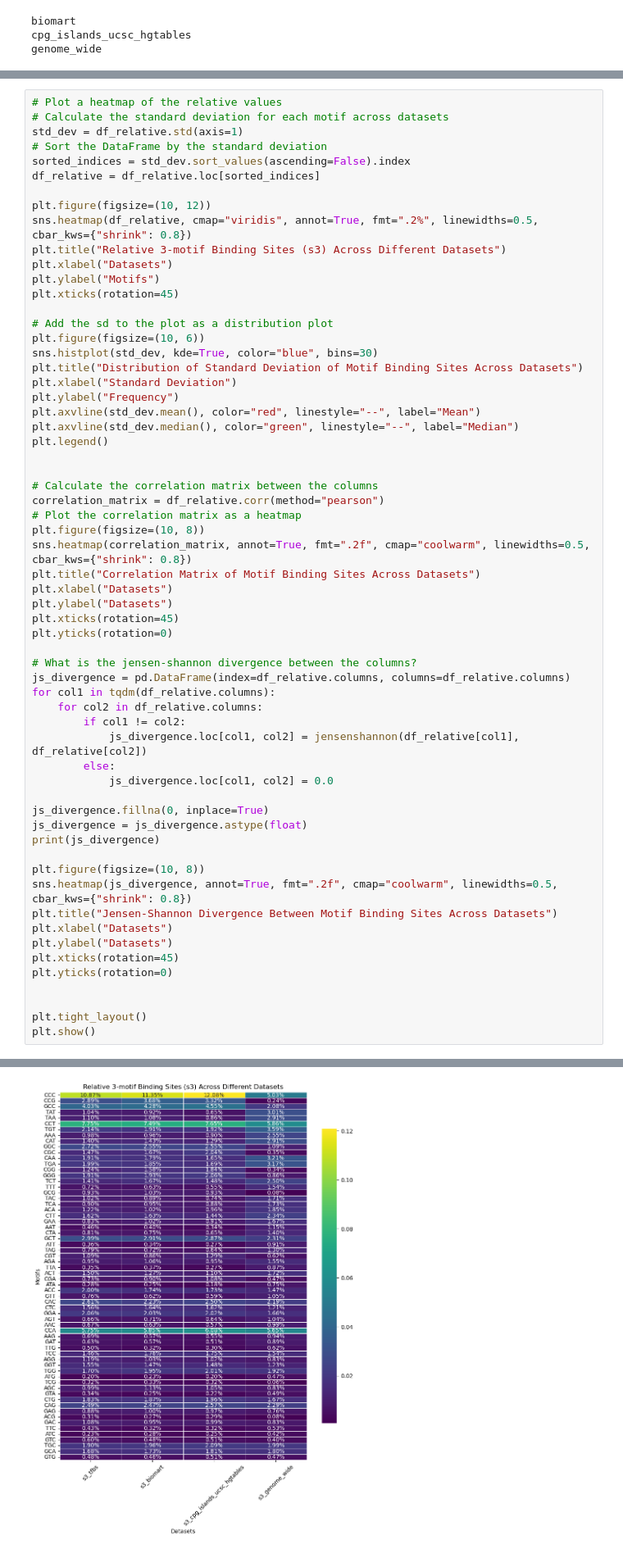
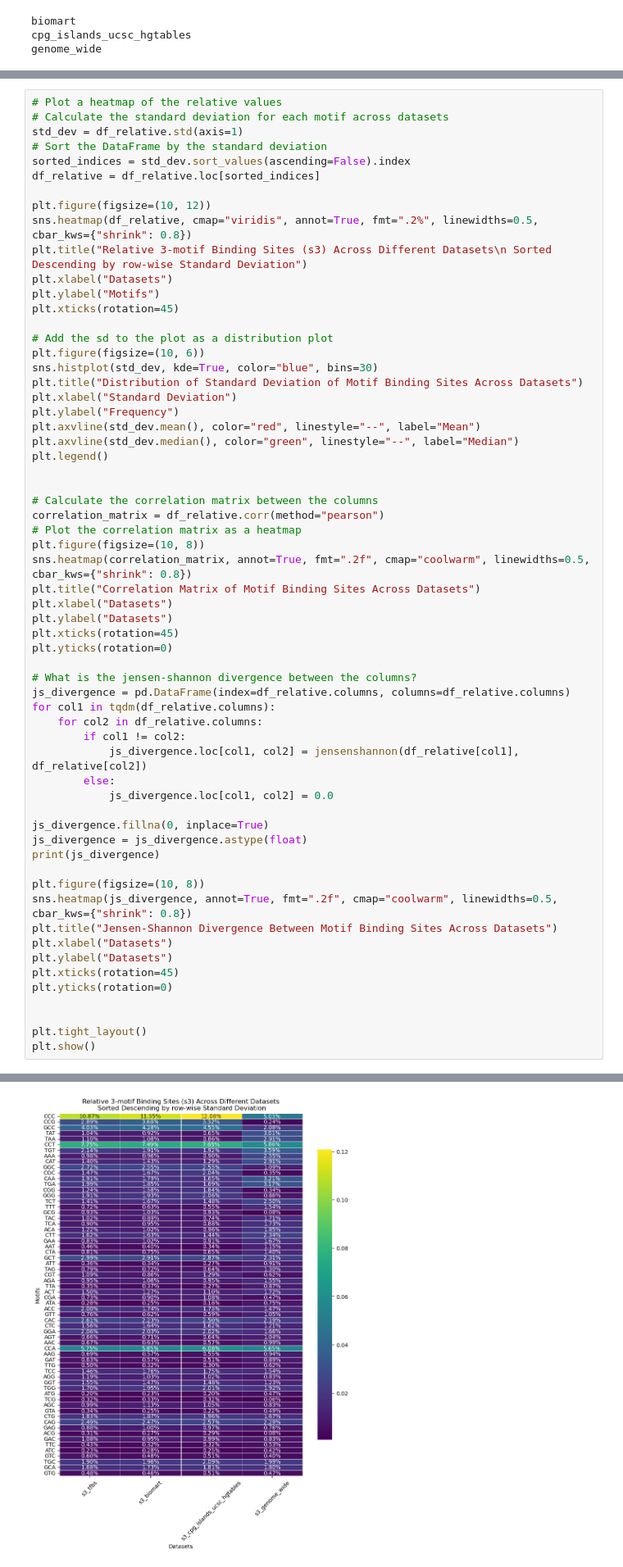
Before and after one commit to brmprnk/comp, a Jupyter notebook: notebooks/em_analysis.ipynb, the cells around one changed output, grey strips where cells are left out. Shown at 82% size. Cells and saved outputs as stored; diff of their text form.

```diff
--- a/notebooks/em_analysis.ipynb
+++ b/notebooks/em_analysis.ipynb
@@ -37,7 +102,7 @@ df_relative = df_relative.loc[sorted_indices]
 
 plt.figure(figsize=(10, 12))
 sns.heatmap(df_relative, cmap="viridis", annot=True, fmt=".2%", linewidths=0.5, cbar_kws={"shrink": 0.8})
-plt.title("Relative 3-motif Binding Sites (s3) Across Different Datasets")
+plt.title("Relative 3-motif Binding Sites (s3) Across Different Datasets\n Sorted Descending by row-wise Standard Deviation")
 plt.xlabel("Datasets")
 plt.ylabel("Motifs")
 plt.xticks(rotation=45)
@@ -73,34 +138,34 @@ for col1 in tqdm(df_relative.columns):
         else:
             js_divergence.loc[col1, col2] = 0.0
 
 js_divergence.fillna(0, inplace=True)
 js_divergence = js_divergence.astype(float)
 print(js_divergence)
 
 plt.figure(figsize=(10, 8))
 sns.heatmap(js_divergence, annot=True, fmt=".2f", cmap="coolwarm", linewidths=0.5, cbar_kws={"shrink": 0.8})
 plt.title("Jensen-Shannon Divergence Between Motif Binding Sites Across Datasets")
 plt.xlabel("Datasets")
 plt.ylabel("Datasets")
 plt.xticks(rotation=45)
 plt.yticks(rotation=0)
 
 
 plt.tight_layout()
 plt.show()
 # %% [output]
                                s3_tfbs  s3_biomart  \
 s3_tfbs                       0.000000    0.039819
 s3_biomart                    0.039819    0.000000
 s3_cpg_islands_ucsc_hgtables  0.054279    0.035188
 s3_genome_wide                0.210383    0.225546
 
                               s3_cpg_islands_ucsc_hgtables  s3_genome_wide
 s3_tfbs                                           0.054279        0.210383
 s3_biomart                                        0.035188        0.225546
 s3_cpg_islands_ucsc_hgtables                      0.000000        0.246020
 s3_genome_wide                                    0.246020        0.000000
-[figure, old version]
+[figure, new version]
 [figure]
 [figure]
 [figure]
```
Also changed, not shown: parts of 1 cell of this notebook, 1 other file.
